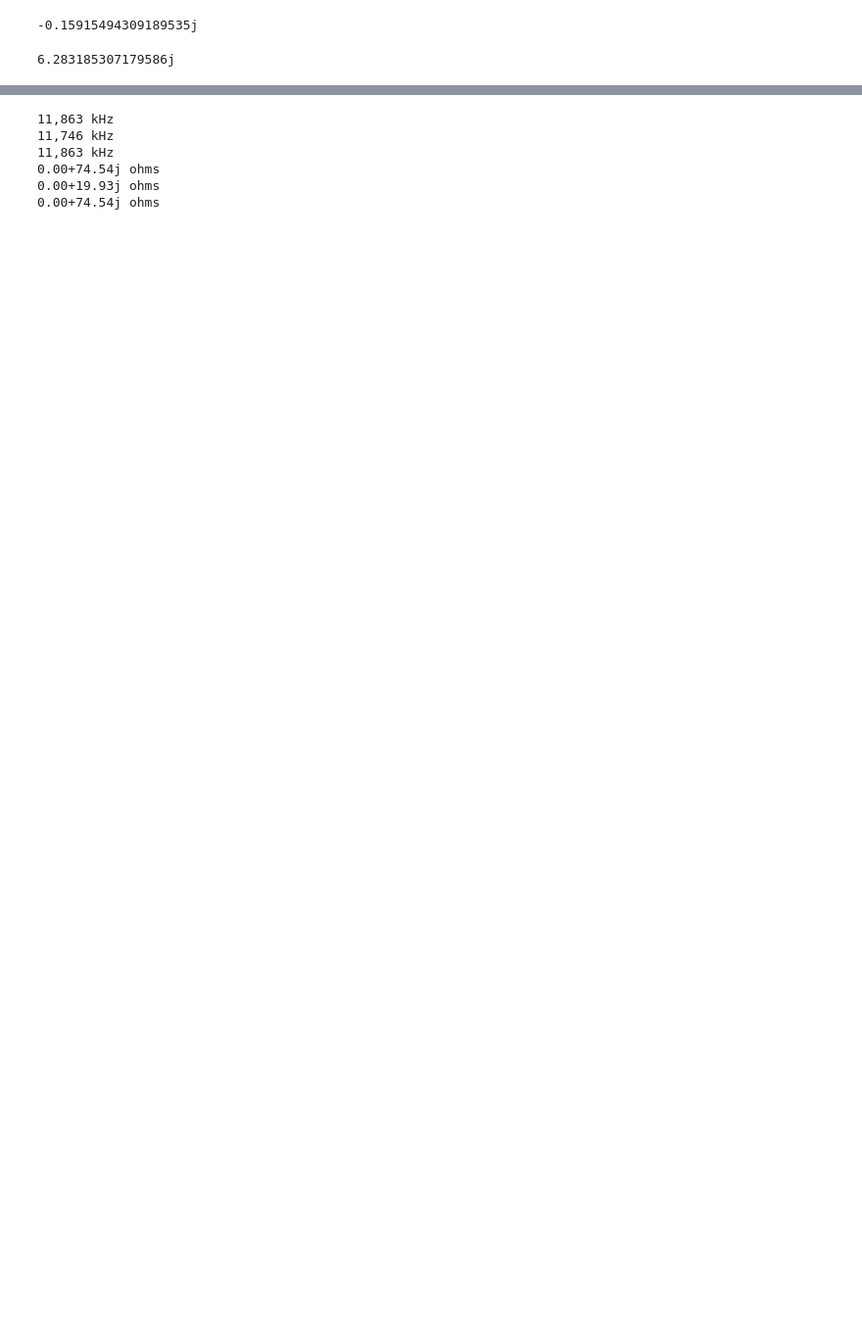
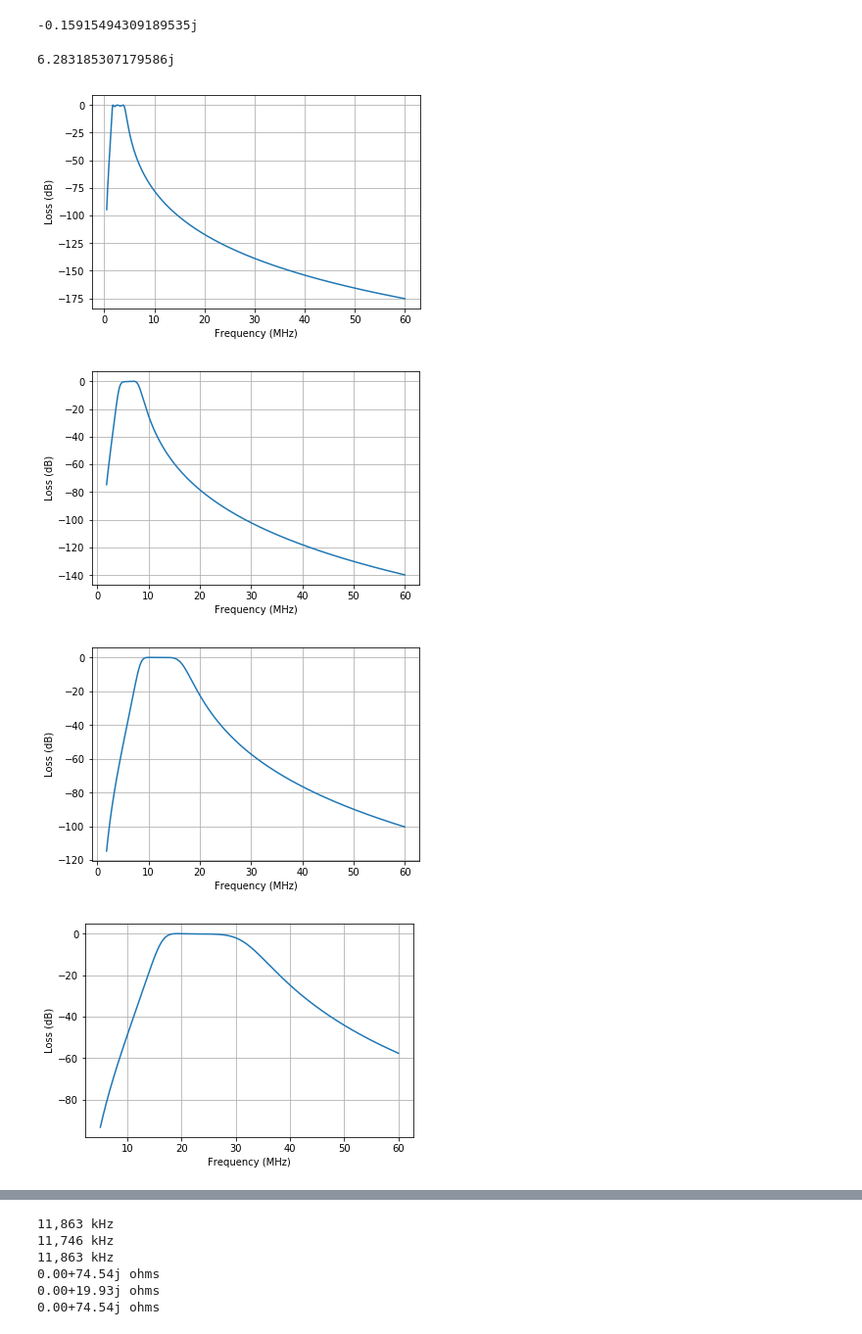
Before and after one commit to ttdoucet/impedance, a Jupyter notebook: impedance.ipynb, the cells around one changed output, grey strips where cells are left out. Shown: that part at 98% size. Cells and saved outputs as stored; diff of their text form; code cells hidden in the pictures; blank space fills up the shorter version.

```diff
--- a/impedance.ipynb
+++ b/impedance.ipynb
@@ -10,11 +12,11 @@ uF = 1e-6
 MHz = 1e6
 kHz = 1e3
 # %%
-class OnePort():
+class Port():
     def z(self, f): return 1 / self.y(f)
     def y(self, f): return 1 / self.z(f)
 
-class Component(OnePort):
+class Component(Port):
     def __init__(self):
         self.val = None
 
@@ -22,7 +24,7 @@ class Res(Component):
     def __init__(self, ohms):
         self.val = ohms
     def z(self, f):
-        return self.val
+        return self.val * np.ones_like(f)
 
 class Coil(Component):
     def __init__(self, henries):
@@ -36,13 +38,13 @@ class Cap(Component):
     def y(self, f):
         return 2 * np.pi * f * self.val * 1j
 
-class Series(OnePort):
+class Series(Port):
     def __init__(self, *elems):
         self.elems = elems
     def z(self, f):
         return sum([port.z(f) for port in self.elems])
 
-class Parallel(OnePort):
+class Parallel(Port):
     def __init__(self, *elems):
         self.elems = elems
     def y(self, f):
@@ -59,0 +93,34 @@ Cap(0.1 * uF).y(10 * MHz)
+# %%
+def fplot(filt, source, load, f_start=1*MHz, f_end=30*MHz, f_step=1*kHz):
+    """Filter response plot for filter fed by source.
+
+    The load is contained within the filter, the source is not.
+    """
+
+    freq = np.arange(f_start, f_end, f_step)
+    z_f = filt.z(freq)
+    z_s = source.z(freq)
+    z_l = load.z(freq)
+
+    # We presently assume that the only resistive element of the filter
+    # is the load.  This is limiting.
+
+    filter_resp = z_f.real / abs(z_s + z_f)**2
+    load_resp =   z_l / (z_l + z_s)**2
+    response  = 20 * np.log10(filter_resp) - 20 * np.log10(load_resp)
+
+    fig, ax = plt.subplots()
+    ax.plot(freq / MHz, response)
+    ax.set_xlabel('Frequency (MHz)')
+    ax.set_ylabel('Loss (dB)')
+    ax.grid(True)
+# %%
+fplot(bpf_1p8_4, source=Res(50), load=Res(50), f_start=500*kHz, f_end=60*MHz)
+fplot(bpf_4_8, source=Res(50), load=Res(50), f_start=1.8*MHz, f_end=60*MHz)
+fplot(bpf_8_16, source=Res(50), load=Res(50), f_start=1.8*MHz, f_end=60*MHz)
+fplot(bpf_16_30, source=Res(50), load=Res(50), f_start=5*MHz, f_end=60*MHz)
+# %% [output]
+[figure, added]
+[figure, added]
+[figure, added]
+[figure, added]
```
Also changed, not shown: parts of 16 cells of this notebook.
